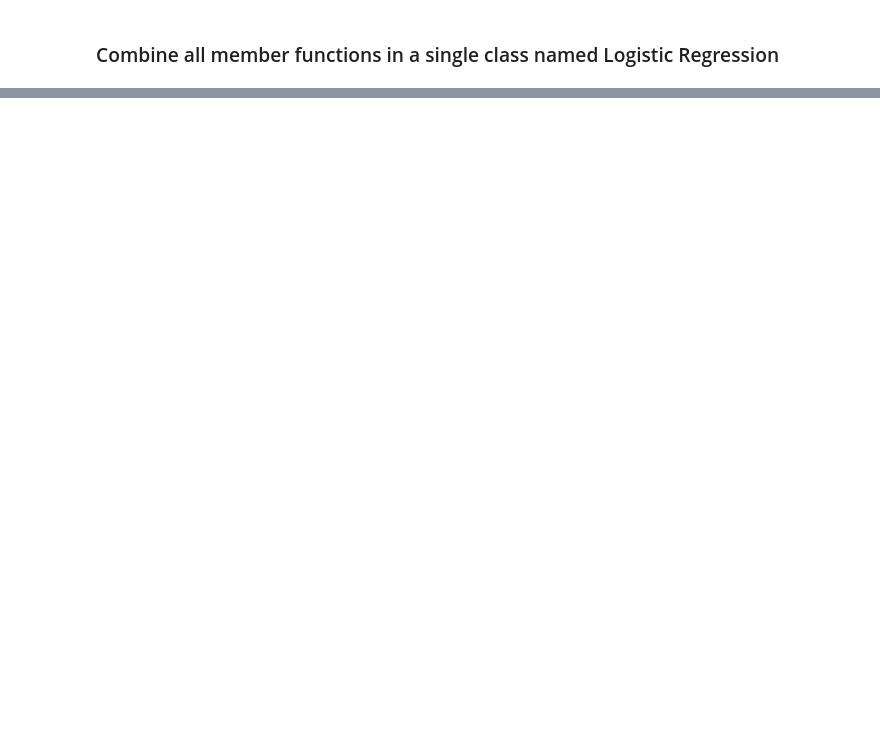
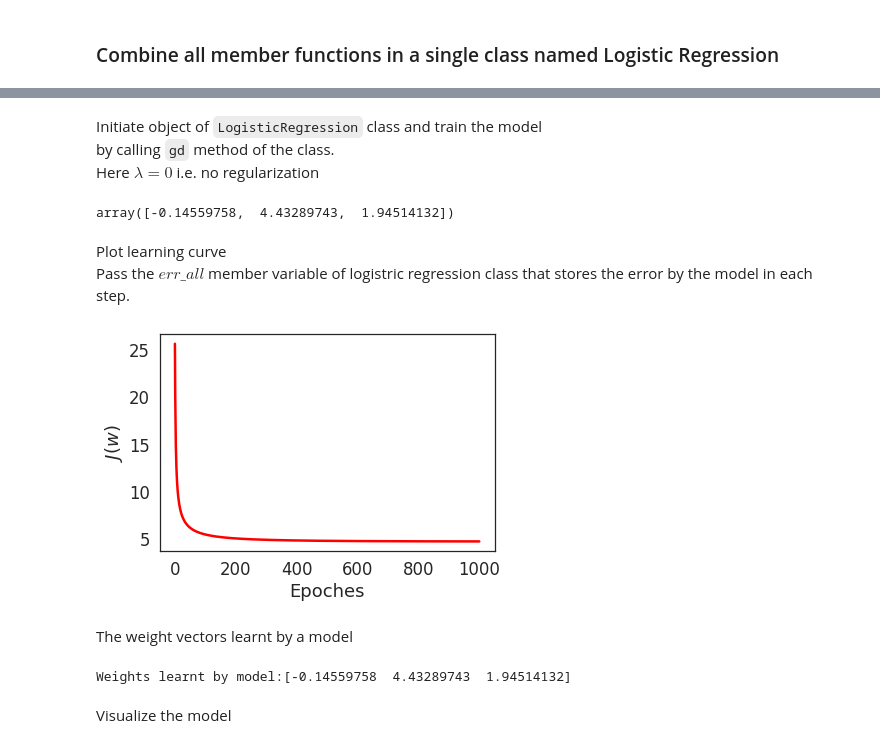
Before and after one commit to Aditya9790/Machine-Learning, a Jupyter notebook: Hard Coded Algorithms/Logistic_Regression.ipynb, the cells around one changed output, grey strips where cells are left out. Cells and saved outputs as stored; diff of their text form; code cells hidden in the pictures; blank space fills up the shorter version.

Commit message:
Logistic Regression from scratch

````diff
--- a/Hard Coded Algorithms/Logistic_Regression.ipynb
+++ b/Hard Coded Algorithms/Logistic_Regression.ipynb
@@ -167,0 +259,29 @@ class Logistic_regression(object):
+# %% [markdown]
+Initiate object of ```LogisticRegression``` class and train the model<br>by calling ```gd``` method of the class.<br>
+Here $\lambda = 0$ i.e. no regularization
+# %%
+log_reg = Logistic_regression()
+log_reg.gd(x_train, y_train, num_epoches=1000,
+           reg_rate=0, lr=1e-2)
+# %% [output]
+array([-0.14559758,  4.43289743,  1.94514132])
+# %% [markdown]
+Plot learning curve<br>
+Pass the $err\_all$ member variable of logistric regression class that stores the error by the model in each step.
+# %%
+def plot_learning_curve(err):
+    plt.plot(np.arange(len(err)), err, 'r-')
+    plt.xlabel('Epoches')
+    plt.ylabel('$J(w)$')
+# %%
+plot_learning_curve(log_reg.err_all)
+# %% [output]
+[figure, added]
+# %% [markdown]
+The weight vectors learnt by a model
+# %%
+print(f'Weights learnt by model:{log_reg.w}')
+# %% [output]
+Weights learnt by model:[-0.14559758  4.43289743  1.94514132]
+# %% [markdown]
+Visualize the model
````
Also changed, not shown: parts of 16 cells of this notebook.
